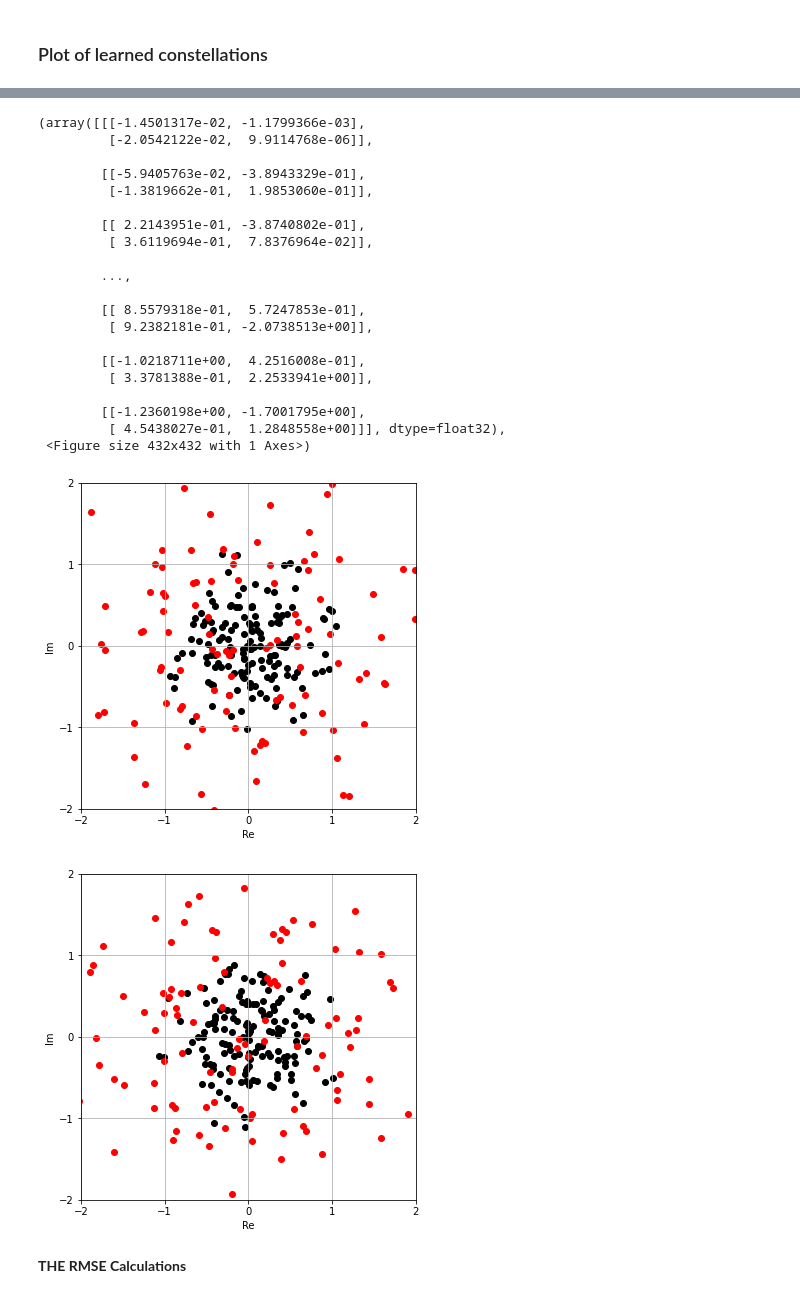
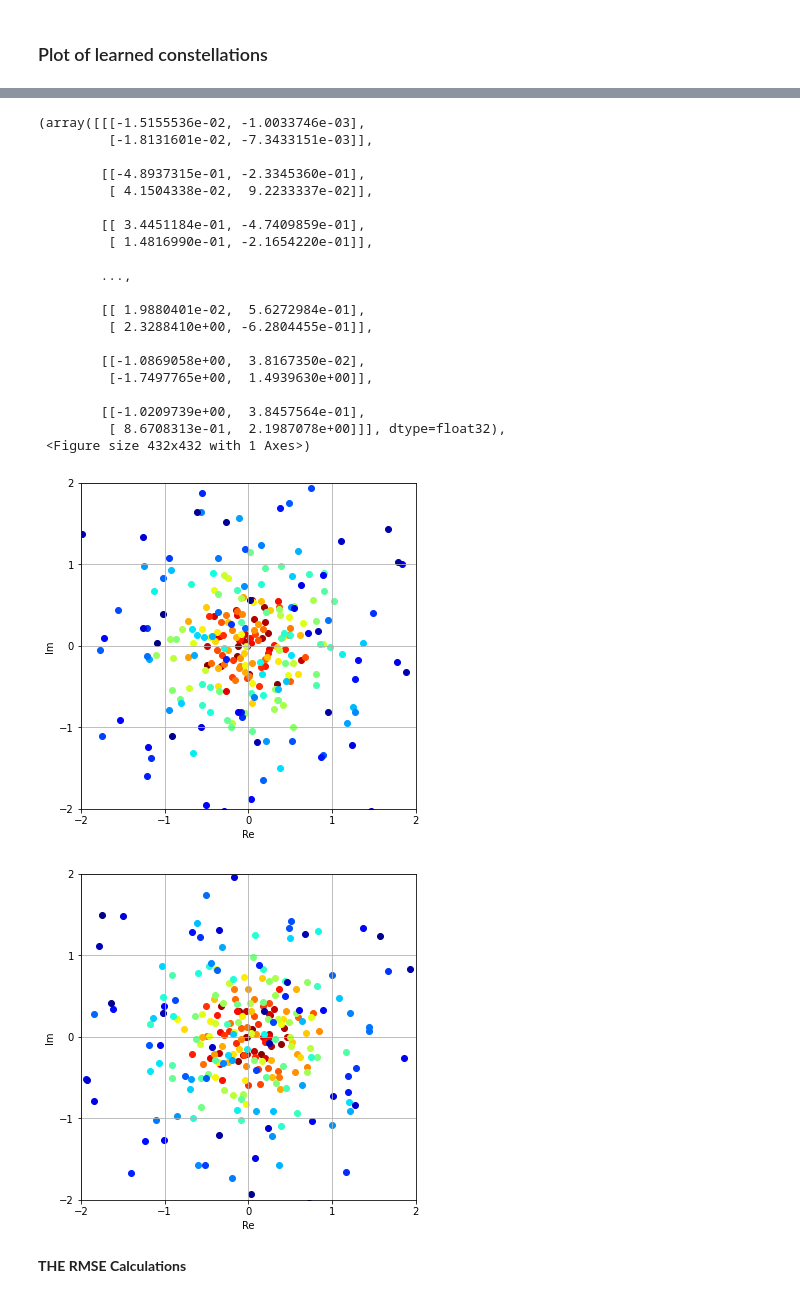
Before and after one commit to neelabhro/Deep-Learning-based-Wireless-Communications, a Jupyter notebook: SPL_uw|SPL_w|TB_100mW_200k.ipynb, the cells around one changed output, grey strips where cells are left out. Drawn from its saved outputs; the diff is of its cells as text; code cells hidden in the pictures.

```diff
--- a/SPL_uw|SPL_w|TB_100mW_200k.ipynb
+++ b/SPL_uw|SPL_w|TB_100mW_200k.ipynb
@@ -30,7 +30,7 @@ pi = tf.constant(math.pi)
 # %% [markdown]
 #### System parameters
 # %%
-batch_size = 20000
+batch_size = 120000
 ########## BIT FLIPPING OFF
 #print(tr)
 #plt.plot(t, tr)
@@ -205,7 +204,7 @@ class AE(object):
 
             # Channel
             #noise_std = tf.placeholder(tf.float32, shape=())
-            noise_std = tf.placeholder(tf.float32, shape=[20000,2,2])
+            noise_std = tf.placeholder(tf.float32, shape=[120000,2,2])
             noise = tf.random_normal(tf.shape(x), mean=0.0, stddev=noise_std)
 
             fade = tf.random.normal(shape=tf.shape(x))
@@ -1174,51 +1502,52 @@ def plot_constellation_2(ae, arr, noise_std,  maxrange=None):
         x = ae.transmit(range(ae.M), noise_std)
         if (maxrange is None):
             maxrange = np.max(np.abs(x))
         for k in range(ae.n_complex):
             image = plt.figure(figsize=(6,6))
             plt.grid(True)
             plt.xlim(-2,2)
             plt.ylim(-2,2)
             for i in range(ae.M):
-              if (i <=150):
-                plt.scatter(x[i,k,0],x[i,k,1],c="black")
+              plt.scatter(x[i,k,0],x[i,k,1],color=cm.jet_r(i/255.0))
+              #if (i <=150):
+                #plt.scatter(x[i,k,0],x[i,k,1],c="black")
                 #plt.annotate(i, (x[i,k,0],x[i,k,1]))
-              if (i > 150):
-                plt.scatter(x[i,k,0],x[i,k,1],c="red")
+              #if (i > 150):
+                #plt.scatter(x[i,k,0],x[i,k,1],c="red")
                 #plt.annotate(i, (x[i,k,0],x[i,k,1]))
                 #plt.scatter(x[i,k,0],x[i,k,1],c="black",marker='x')
             image.axes[0].set_xticks(np.array([-2,-1,0,1,2]))
             image.axes[0].set_yticks(np.array([-2,-1,0,1,2]))
             #image.suptitle('%d. complex symbol' % (k+1))
             plt.xlabel('Re')
             plt.ylabel('Im')
         return x, image
 
 plot_constellation_2(ae,range(0,ae.M), const_noise_SNR)
 #plot_constellation_2(ae_Weighted, range(0, ae_Weighted.M))
 # %% [output]
-(array([[[-1.4501317e-02, -1.1799366e-03],
-         [-2.0542122e-02,  9.9114768e-06]],
+(array([[[-1.5155536e-02, -1.0033746e-03],
+         [-1.8131601e-02, -7.3433151e-03]],
 
-        [[-5.9405763e-02, -3.8943329e-01],
-         [-1.3819662e-01,  1.9853060e-01]],
+        [[-4.8937315e-01, -2.3345360e-01],
+         [ 4.1504338e-02,  9.2233337e-02]],
 
-        [[ 2.2143951e-01, -3.8740802e-01],
-         [ 3.6119694e-01,  7.8376964e-02]],
+        [[ 3.4451184e-01, -4.7409859e-01],
+         [ 1.4816990e-01, -2.1654220e-01]],
 
         ...,
 
-        [[ 8.5579318e-01,  5.7247853e-01],
-         [ 9.2382181e-01, -2.0738513e+00]],
+        [[ 1.9880401e-02,  5.6272984e-01],
+         [ 2.3288410e+00, -6.2804455e-01]],
 
-        [[-1.0218711e+00,  4.2516008e-01],
-         [ 3.3781388e-01,  2.2533941e+00]],
+        [[-1.0869058e+00,  3.8167350e-02],
+         [-1.7497765e+00,  1.4939630e+00]],
 
-        [[-1.2360198e+00, -1.7001795e+00],
-         [ 4.5438027e-01,  1.2848558e+00]]], dtype=float32),
+        [[-1.0209739e+00,  3.8457564e-01],
+         [ 8.6708313e-01,  2.1987078e+00]]], dtype=float32),
  <Figure size 432x432 with 1 Axes>)
-[figure, old version]
+[figure, new version]
-[figure, old version]
+[figure, new version]
 # %% [markdown]
 **THE RMSE Calculations**
 # %%
```
Also changed, not shown: parts of 22 cells of this notebook.
